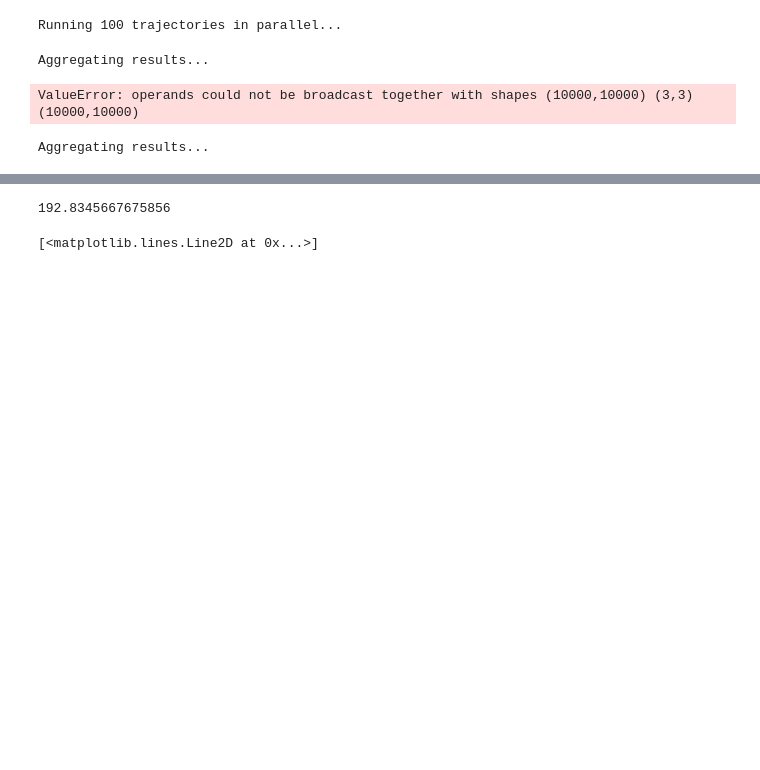
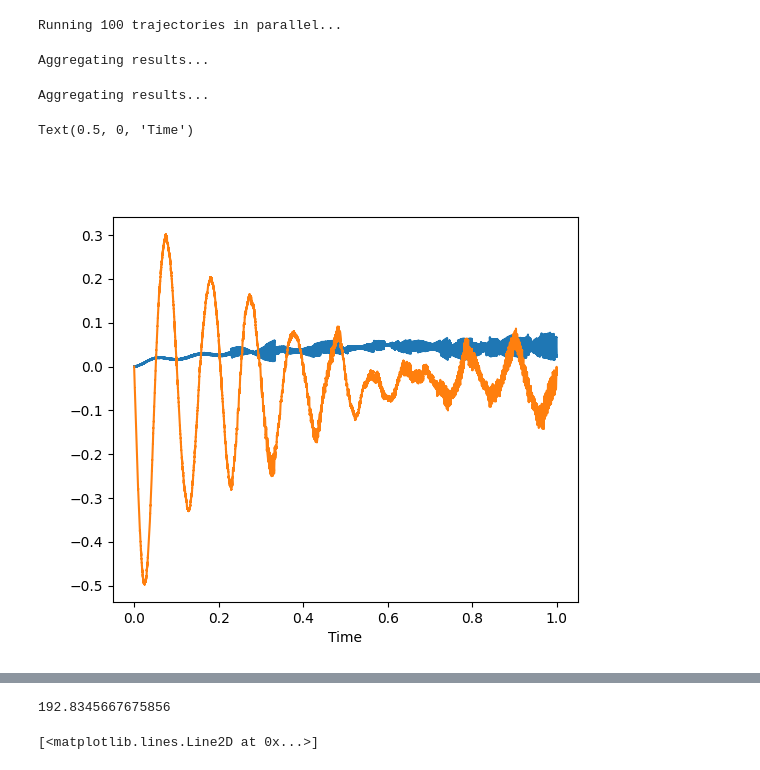
Before and after one commit to Focix/NumericalBychrom, a Jupyter notebook: kraus_test.ipynb, the cells around one changed output, grey strips where cells are left out. Cells and saved outputs as stored; diff of their text form; code cells hidden in the pictures; blank space fills up the shorter version.

```diff
--- a/kraus_test.ipynb
+++ b/kraus_test.ipynb
@@ -135,6 +85,8 @@ KeyboardInterrupt:
 # %%
 psi_avg = np.zeros((len(time), dimq * dimr), dtype=complex)
-g1 = np.zeros((len(time) // 10, len(time) // 10), dtype=complex)
+decimation = 1000
+g1 = np.zeros((len(time) // decimation, len(time) // decimation), dtype=complex)
+
 
 sin_wp_t = np.sin(wp * time)
 sin_ws_t = np.sin(ws * time)
@@ -147,10 +99,21 @@ A_static = np.eye(dimq * dimr, dtype=complex) - factor * He * dt
 A_pump = -factor * a_drive
 A_signal = -factor * b_drive
 
+# U_t1_t2 = np.zeros((len(time), len(time), dimq * dimr, dimq * dimr), dtype=complex)
+# for t1 in range(len(time)):
+#     for t2 in range(t1, len(time)):
+#         if t1 == t2:
+#             U_t1_t2[t1, t2] = np.eye(dimq * dimr, dtype=complex)
+#         else:
+#             pump = pump_arr[t2 - 1]
+#             signal = signal_arr[t2 - 1]
+#             A = A_static + pump * A_pump + signal * A_signal
+#             U = np.linalg.matrix_power(A, N)
+#             U_t1_t2[t1, t2] = U @ U_t1_t2[t1, t2 - 1]
+
 def run_trajectory(seed):
     # Seed the random number generator for this process
     np.random.seed(seed)
-
     psis = np.zeros((len(time), dimq * dimr), dtype=complex)
     psis[0] = psi0
     pl = np.zeros(len(L_list), dtype=float)
@@ -181,35 +144,26 @@ seeds = np.random.randint(0, 1000000, size=num_trajectories)
 # Run trajectories in parallel (n_jobs=-1 uses all available cores)
 print(f"Running {num_trajectories} trajectories in parallel...")
 results = Parallel(n_jobs=-1)(delayed(run_trajectory)(seed) for seed in tqdm(seeds))
-
-# Aggregate results
-psi_avg = np.zeros((len(time), dimq * dimr), dtype=complex)
-g1 = np.zeros((len(time) // 10, len(time) // 10), dtype=complex)
-
-print("Aggregating results...")
-for psis in tqdm(results, desc="Aggregating"):
-    psi_avg += psis
-
-    # Vectorized g1 calculation
-    psis_sub = psis[::10]
-    a_psi_sub = psis_sub @ a.T
-    g1 += a_psi_sub.conj() @ a_psi_sub.T
 # %% [output]
 Running 100 trajectories in parallel...
 Aggregating results...
-ValueError: operands could not be broadcast together with shapes (10000,10000) (3,3) (10000,10000)
-# %%
-# Aggregate results
-psi_avg = np.zeros((len(time), dimq * dimr), dtype=complex)
-g1 = np.zeros((len(time) // 10, len(time) // 10), dtype=complex)
-
-print("Aggregating results...")
-for psis in tqdm(results, desc="Aggregating"):
-    psi_avg += psis
-
-    # Vectorized g1 calculation
-    psis_sub = psis[::10]
-    a_psi_sub = psis_sub @ a.T
-    g1 += a_psi_sub.conj() @ a_psi_sub.T
-# %% [output]
-Aggregating results...
+# %%
+# Aggregate results
+psi_avg = np.zeros((len(time), dimq * dimr), dtype=complex)
+g1 = np.zeros((len(time) // decimation, len(time) // decimation), dtype=complex)
+
+a_mean = np.zeros(len(time), dtype=complex)
+print("Aggregating results...")
+for psis in tqdm(results, desc="Aggregating"):
+    psi_avg += psis
+    a_mean += np.array([np.vdot(psi, a @ psi) for psi in psis])
+    # # Vectorized g1 calculation
+    # psis_sub = psis[::decimation]
+    # a_psi_sub = psis_sub @ a.T
+    # g1 += a_psi_sub.conj() @ a_psi_sub.T
+a_mean /= num_trajectories
+g1 /= num_trajectories
+# %% [output]
+Aggregating results...
+# %%
+a_mean_exp = a_mean * np.exp(1j * wp * time)
@@ -215,0 +172,9 @@ Aggregating results...
+# %%
+plt.figure(figsize=(6, 5))
+plt.plot(time, np.real(a_mean_exp), label='Real')
+plt.plot(time, np.imag(a_mean_exp), label='Real')
+# plt.plot(time, np.imag(a_mean) / num_trajectories, label='Imag')
+plt.xlabel('Time')
+# %% [output]
+Text(0.5, 0, 'Time')
+[figure, added]
```
Also changed, not shown: parts of 11 cells of this notebook.
